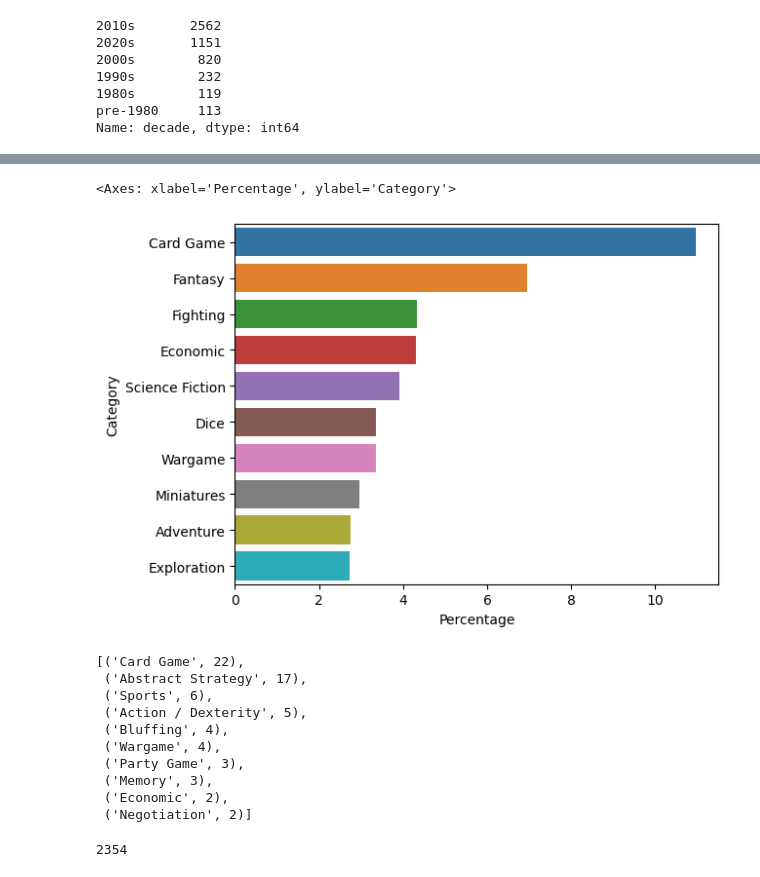
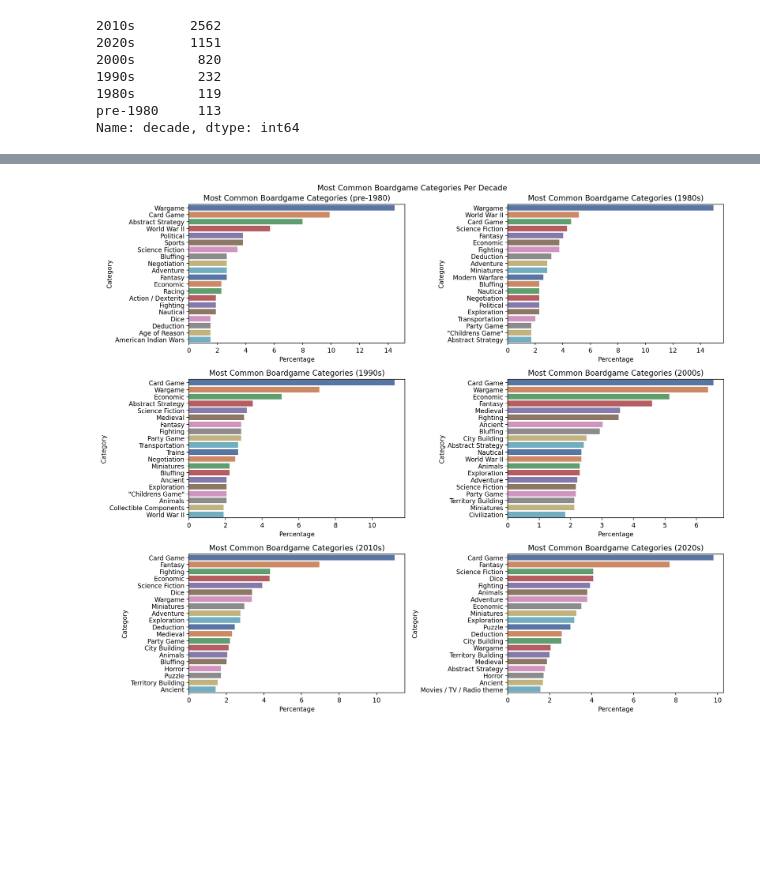
Before and after one commit to emax30/BGG-boardgame-analysis, a Jupyter notebook: BGG_exploratory_data_analysis.ipynb, the cells around one changed output, grey strips where cells are left out. Cells and saved outputs as stored; diff of their text form; code cells hidden in the pictures; blank space fills up the shorter version.

```diff
--- a/BGG_exploratory_data_analysis.ipynb
+++ b/BGG_exploratory_data_analysis.ipynb
@@ -385,5 +407,10 @@ top_mech_df.sort_values(by='usersrated', ascending = False).head(10)
 # %%
+# Next, it would be interesting to look at the eveolution of boardgame categories over time - maybe decades rather than
+# individual years
+
 def get_decade(year):
+    """Accepts the year (integer) and returns the corresponding decade (string)"""
+
     if year < 1980:
         return 'pre-1980'
     elif year < 1990:
@@ -461,4 +456,0 @@ Counter(cat_2010).most_common(10)
-# %%
-count_df = pd.DataFrame(Counter(cat_2010).most_common(10), columns=['Category', 'Count'])
-count_df['Percentage'] = (100*count_df['Count']/len(cat_2010)).round(2)
-count_df
@@ -477,23 +457,25 @@ count_df
-# %%
-sns.barplot(data = count_df, x = 'Percentage', y = 'Category')
-# %% [output]
-<Axes: xlabel='Percentage', ylabel='Category'>
-[figure, removed]
-# %%
-cat_pre_1970 = [category for sublist in df[df['decade']=='pre-1970']['category'].apply(lambda x: x.split(', ')) for category in sublist]
-Counter(cat_pre_1970).most_common(10)
-# %% [output]
-[('Card Game', 22),
- ('Abstract Strategy', 17),
- ('Sports', 6),
- ('Action / Dexterity', 5),
- ('Bluffing', 4),
- ('Wargame', 4),
- ('Party Game', 3),
- ('Memory', 3),
- ('Economic', 2),
- ('Negotiation', 2)]
-# %%
-len(cat_2000)
-# %% [output]
-2354
+# %%
+from collections import Counter
+
+def get_decade_cat(df, decade):
+    """Returns a dataframe with the 20 most common boardgame categories per decade"""
+
+    cat_list = [category for sublist in df[df['decade']==decade]['category'].apply(lambda x: x.split(', ')) for category in sublist]
+    count_df = pd.DataFrame(Counter(cat_list).most_common(20), columns=['Category', 'Count'])
+    count_df['Percentage'] = (100*count_df['Count']/len(cat_list)).round(2)
+    return count_df
+# %%
+# Plotting the most common boardgame categories per decade
+
+decades = ['pre-1980', '1980s', '1990s', '2000s', '2010s', '2020s']
+
+fig, axes = plt.subplots(3, 2, figsize=(14, 12), dpi = 200)
+axes = axes.flatten()
+for ax, dec in zip(axes, decades):
+    sns.barplot(ax=ax, data = get_decade_cat(df, dec), x = 'Percentage', y = 'Category', palette='deep')
+    ax.set_title(f'Most Common Boardgame Categories ({dec})')
+
+fig.suptitle('Most Common Boardgame Categories Per Decade')
+plt.tight_layout()
+# %% [output]
+[figure, added]
```
Also changed, not shown: parts of 18 cells of this notebook.
